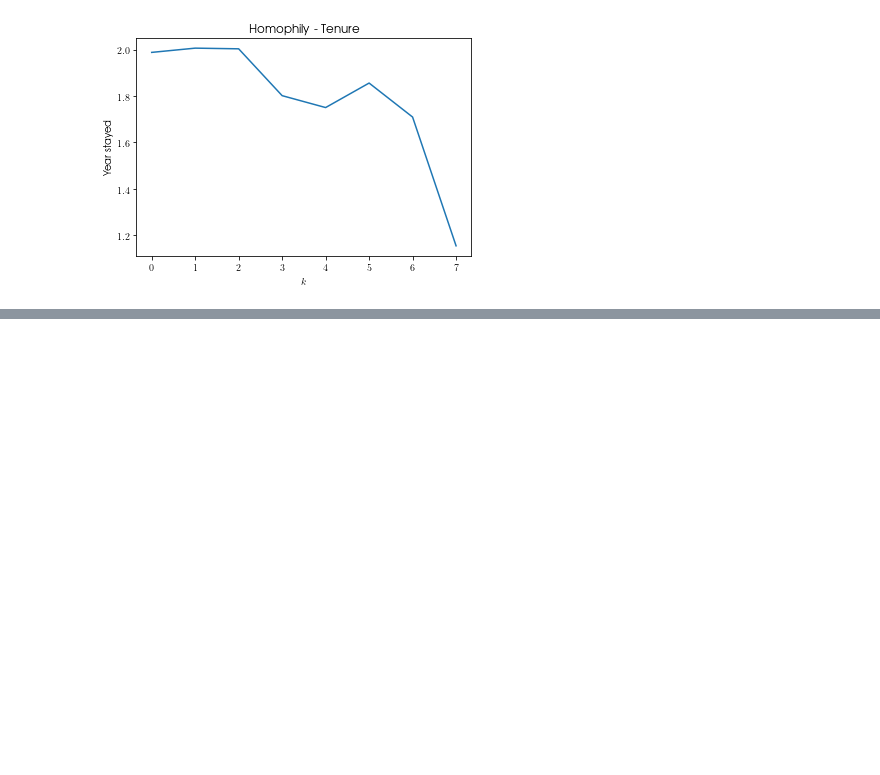
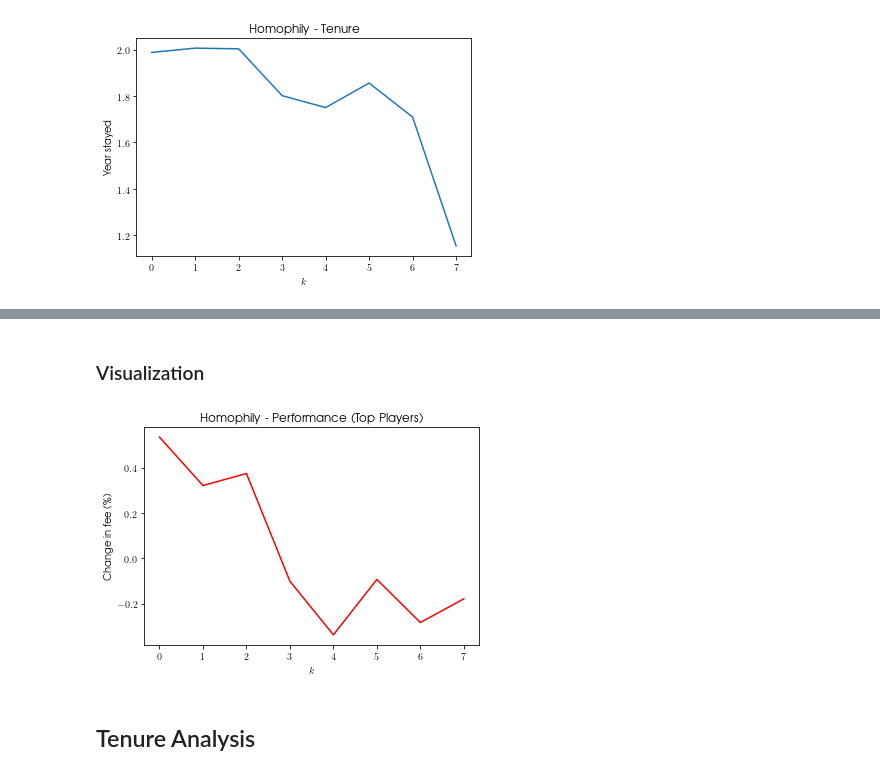
Before and after one commit to willit031794/net-analytics-ftp, a Jupyter notebook: scripts/analysis.ipynb, the cells around one changed output, grey strips where cells are left out. Saved outputs shown, nothing was run; the diff lists cells and outputs as text; code cells hidden in the pictures; blank space fills up the shorter version.

```diff
--- a/scripts/analysis.ipynb
+++ b/scripts/analysis.ipynb
@@ -1695,0 +1651,4 @@ top_eval[top_eval['player_name'].isin(player_in_barcelona)]
+# %%
+# get a list of top players
+top_player_list = top_player_fifa['player_name'].unique()
+print(f'Number of players: {len(top_player_list)}')
@@ -1695,0 +1657,3 @@ top_eval[top_eval['player_name'].isin(player_in_barcelona)]
+# %%
+# filter data
+top_player_table = perf_eval_table[perf_eval_table['player_name'].isin(top_player_list)]
@@ -1695,0 +1671,4 @@ top_eval[top_eval['player_name'].isin(player_in_barcelona)]
+# %%
+# get `k-perf` table
+k_perf = top_player_table[['k', 'perf_change', 'perf_change_adjusted']].dropna()
+k_perf.head()
@@ -1695,0 +1682,8 @@ top_eval[top_eval['player_name'].isin(player_in_barcelona)]
+# %%
+# get average fee change per k
+k_perf_plot = pd.DataFrame(
+    k_perf.groupby('k')['perf_change_adjusted'].agg(['median',
+                                                     'count'])).reset_index()
+# use the same k-threshold as homophily analysis
+xmax = 7
+k_perf_plot = k_perf_plot[k_perf_plot['k'] <= xmax]
@@ -1695,0 +1702,19 @@ top_eval[top_eval['player_name'].isin(player_in_barcelona)]
+# %% [markdown]
+### Visualization
+# %%
+fig, ax = plt.subplots(figsize = (6, 4))
+
+"""Performance-Homophily with age adjustment (For top Players)"""
+ax = sns.lineplot(data = k_perf_plot, x = 'k', y = 'median', color = 'red')
+ax.set(xlabel='$k$', ylabel = 'Change in fee (\%)')
+ax.set_title('Homophily - Performance (Top Players)')
+
+# save plot
+path = os.path.join('output', 'top_homo-perf.png')
+plt.savefig(path)
+
+plt.show()
+# %% [output]
+[figure, added]
+# %% [markdown]
+## Tenure Analysis
```
Also changed, not shown: parts of 57 cells of this notebook, 7 other files.
